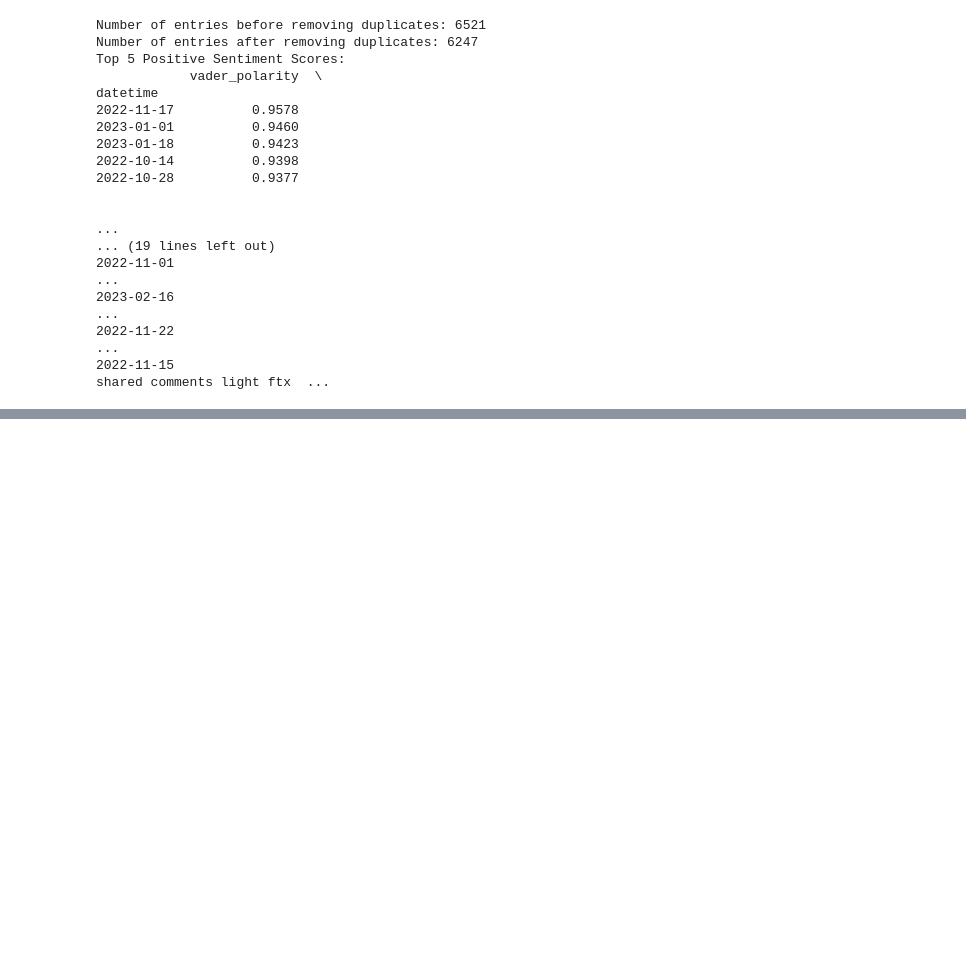
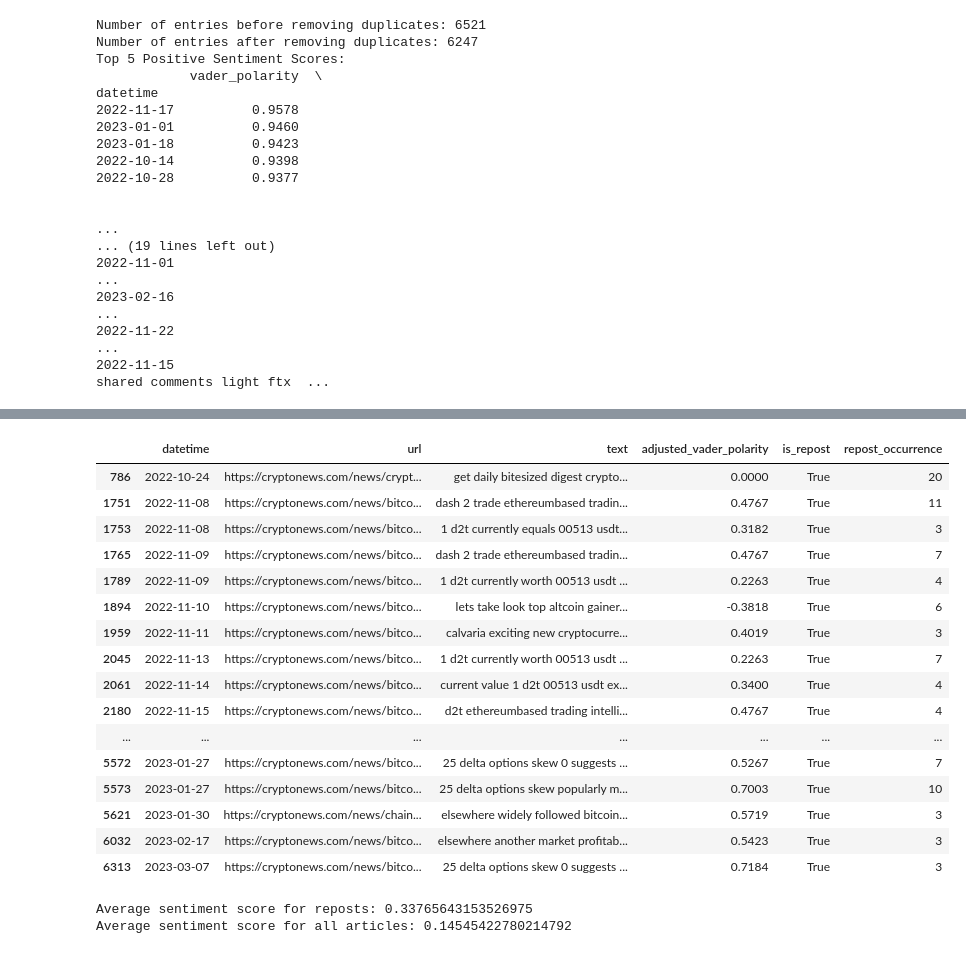
Before and after one commit to aDR300684/CryptoNewsSentiment, a Jupyter notebook: ML_CryptoNews.ipynb, the cells around one changed output, grey strips where cells are left out. Saved outputs shown, nothing was run; the diff lists cells and outputs as text; code cells hidden in the pictures; blank space fills up the shorter version.

```diff
--- a/ML_CryptoNews.ipynb
+++ b/ML_CryptoNews.ipynb
@@ -1349,0 +1627,60 @@ Our analysis aims to understand the sentiment of unique text entries for diverse
+# %%
+# Reset index to make 'datetime' a column
+df.reset_index(inplace=True)
+
+# Removing the 'label' column to simplify the dataset, as 'adjusted_vader_polarity' will be used for sentiment analysis
+df.drop('label', axis=1, inplace=True)
+
+# Identifying reposts: Articles with the same text but different datetime or URL
+reposts = df[df.duplicated(subset=['text'], keep=False)].copy()
+reposts['is_repost'] = reposts.apply(lambda x:
+                                     df[(df['text'] == x['text']) &
+                                        ((df['datetime'] != x['datetime']) |
+                                         (df['url'] != x['url']))].shape[0] > 1, axis=1)
+
+# Counting the occurrence of each repost
+repost_count = df.groupby('text')['text'].transform('count')
+df['repost_occurrence'] = repost_count
+
+# Merging the repost tag back to the original DataFrame
+df = df.merge(reposts[['text', 'datetime', 'is_repost']], on=['text', 'datetime'], how='left')
+df['is_repost'].fillna(False, inplace=True)
+
+# Filter to display only reposts and their occurrences
+repost_entries = df[df['is_repost'] == True]
+repost_entries = repost_entries[['datetime', 'url', 'text', 'adjusted_vader_polarity', 'is_repost', 'repost_occurrence']].drop_duplicates(subset=['text'])
+
+repost_entries
+# %% [output]
+|  | datetime | url | text | adjusted_vader_polarity | is_repost | repost_occurrence |
+| 786 | 2022-10-24 | https://cryptonews.com/news/crypt... | get daily bitesized digest crypto... | 0.0000 | True | 20 |
+| 1751 | 2022-11-08 | https://cryptonews.com/news/bitco... | dash 2 trade ethereumbased tradin... | 0.4767 | True | 11 |
+| 1753 | 2022-11-08 | https://cryptonews.com/news/bitco... | 1 d2t currently equals 00513 usdt... | 0.3182 | True | 3 |
+| 1765 | 2022-11-09 | https://cryptonews.com/news/bitco... | dash 2 trade ethereumbased tradin... | 0.4767 | True | 7 |
+| 1789 | 2022-11-09 | https://cryptonews.com/news/bitco... | 1 d2t currently worth 00513 usdt ... | 0.2263 | True | 4 |
+| 1894 | 2022-11-10 | https://cryptonews.com/news/bitco... | lets take look top altcoin gainer... | -0.3818 | True | 6 |
+| 1959 | 2022-11-11 | https://cryptonews.com/news/bitco... | calvaria exciting new cryptocurre... | 0.4019 | True | 3 |
+| 2045 | 2022-11-13 | https://cryptonews.com/news/bitco... | 1 d2t currently worth 00513 usdt ... | 0.2263 | True | 7 |
+| 2061 | 2022-11-14 | https://cryptonews.com/news/bitco... | current value 1 d2t 00513 usdt ex... | 0.3400 | True | 4 |
+| 2180 | 2022-11-15 | https://cryptonews.com/news/bitco... | d2t ethereumbased trading intelli... | 0.4767 | True | 4 |
+| ... | ... | ... | ... | ... | ... | ... |
+| 5572 | 2023-01-27 | https://cryptonews.com/news/bitco... | 25 delta options skew 0 suggests ... | 0.5267 | True | 7 |
+| 5573 | 2023-01-27 | https://cryptonews.com/news/bitco... | 25 delta options skew popularly m... | 0.7003 | True | 10 |
+| 5621 | 2023-01-30 | https://cryptonews.com/news/chain... | elsewhere widely followed bitcoin... | 0.5719 | True | 3 |
+| 6032 | 2023-02-17 | https://cryptonews.com/news/bitco... | elsewhere another market profitab... | 0.5423 | True | 3 |
+| 6313 | 2023-03-07 | https://cryptonews.com/news/bitco... | 25 delta options skew 0 suggests ... | 0.7184 | True | 3 |
+# %%
+# Calculate the average sentiment score for reposts
+average_sentiment_reposts = df[df['is_repost'] == True]['adjusted_vader_polarity'].mean()
+
+# Print the average sentiment score for reposts
+print(f"Average sentiment score for reposts: {average_sentiment_reposts}")
+
+# For comparison, we want to calculate the average sentiment score for all articles
+average_sentiment_all_articles = df['adjusted_vader_polarity'].mean()
+
+# Print the average sentiment score for all articles
+print(f"Average sentiment score for all articles: {average_sentiment_all_articles}")
+# %% [output]
+Average sentiment score for reposts: 0.33765643153526975
+Average sentiment score for all articles: 0.14545422780214792
```
Also changed, not shown: parts of 28 cells of this notebook, 4 other files.
